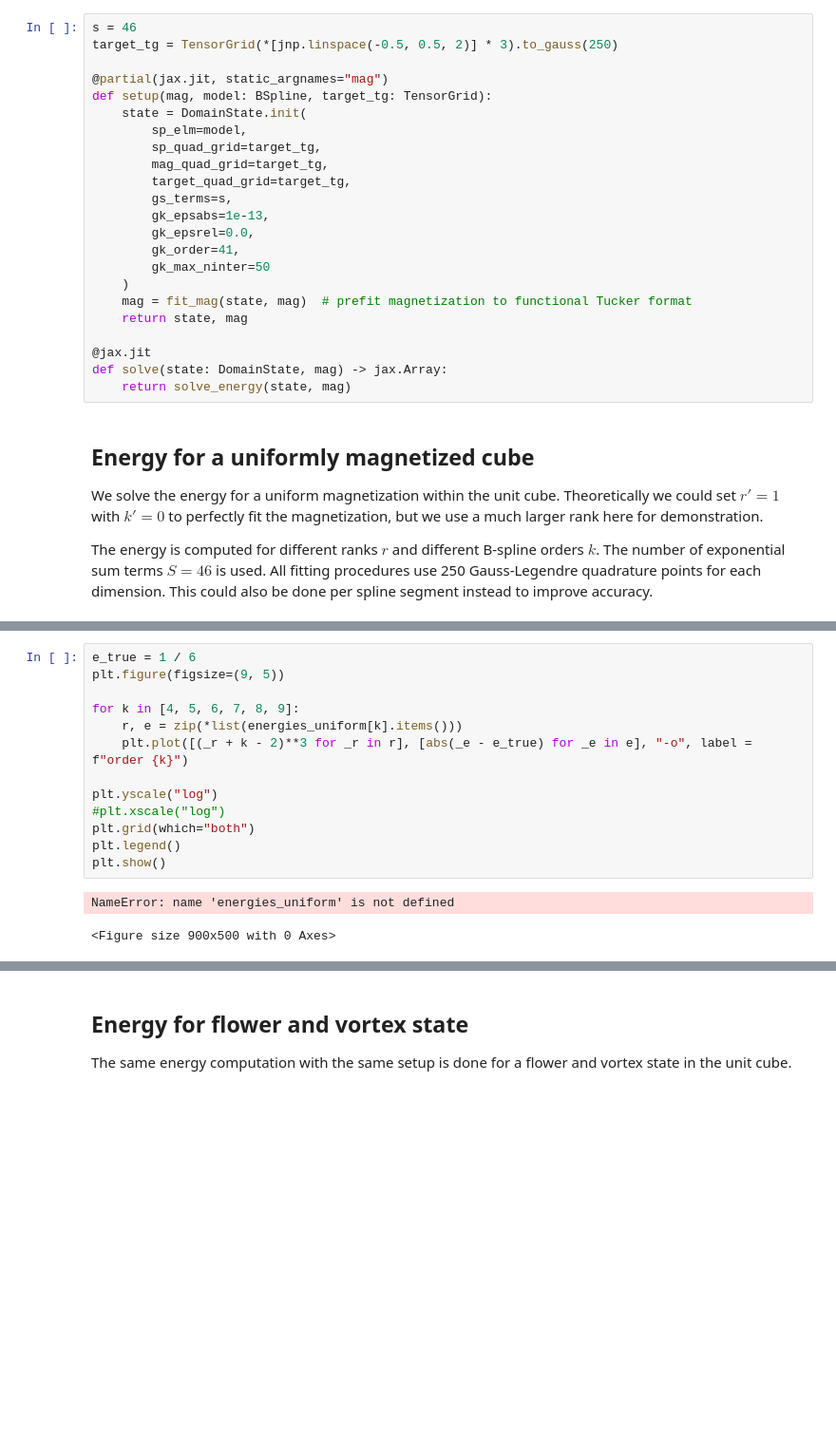
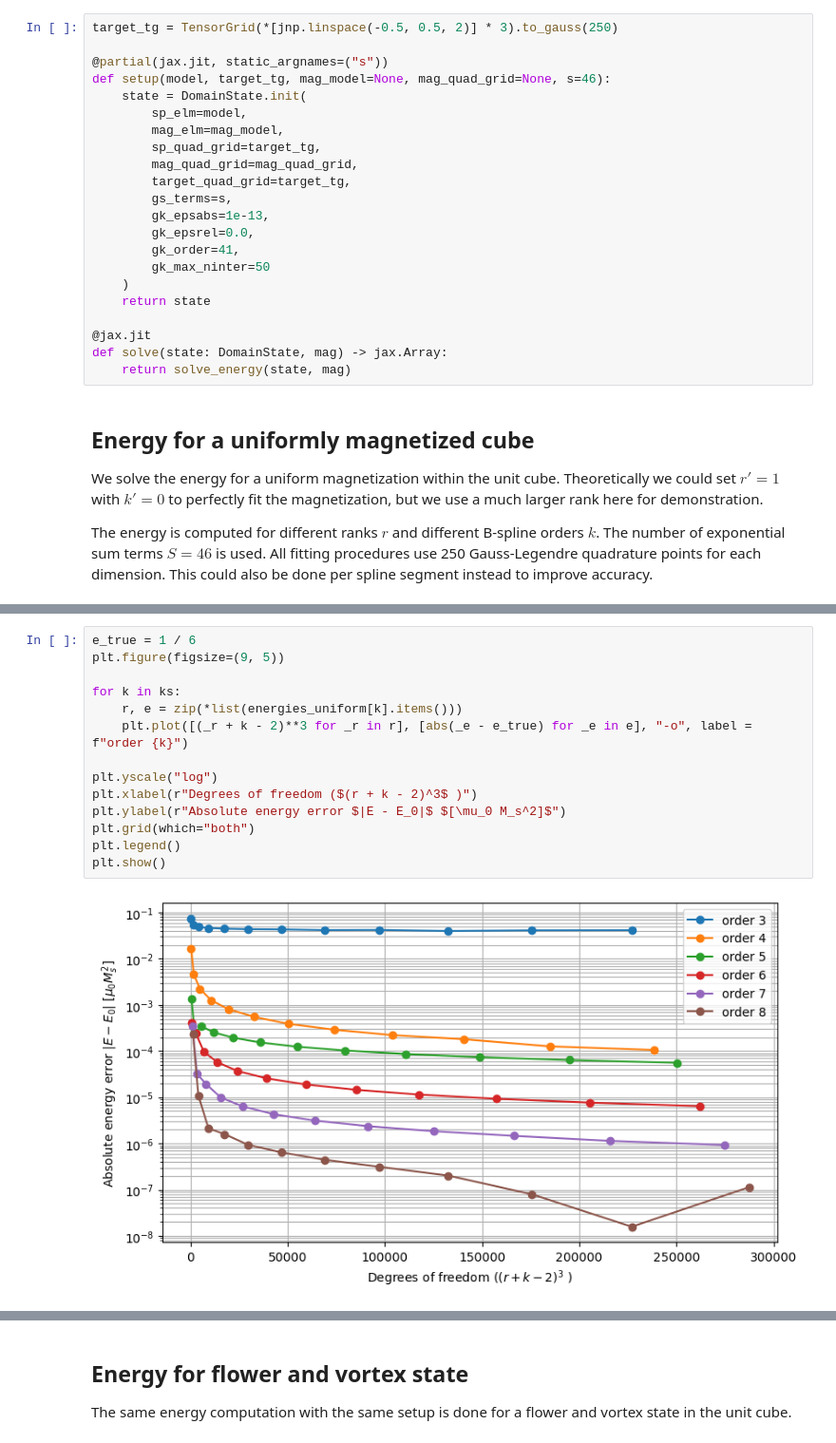
Before and after one commit to schaffer9/ho-stray-field, a Jupyter notebook: examples/energy.ipynb, the cells around one changed output, grey strips where cells are left out. Shown: that part at 95% size. Saved outputs shown, nothing was run; the diff lists cells and outputs as text; blank space fills up the shorter version.

```diff
--- a/examples/energy.ipynb
+++ b/examples/energy.ipynb
@@ -21,15 +23,15 @@ computation.
 First we define the `setup` and the `solve` function. `setup` initializes a solver for the respective domain and computes factor matrices to solve the superpotential. The `solve` function computes the
 magnetostatic energy. We use the same TPELM for superpotential and magnetization ($r_p=r_p'$) but note that for easy magnetizations (e.g. flower state) we could use a much smaller rank $r'$ which would speed up the computation drastically.
 # %%
-s = 46
 target_tg = TensorGrid(*[jnp.linspace(-0.5, 0.5, 2)] * 3).to_gauss(250)
 
-@partial(jax.jit, static_argnames="mag")
-def setup(mag, model: BSpline, target_tg: TensorGrid):
+@partial(jax.jit, static_argnames=("s"))
+def setup(model, target_tg, mag_model=None, mag_quad_grid=None, s=46):
     state = DomainState.init(
         sp_elm=model,
+        mag_elm=mag_model,
         sp_quad_grid=target_tg,
-        mag_quad_grid=target_tg,
+        mag_quad_grid=mag_quad_grid,
         target_quad_grid=target_tg,
         gs_terms=s,
         gk_epsabs=1e-13,
@@ -37,8 +39,7 @@ def setup(mag, model: BSpline, target_tg: TensorGrid):
         gk_order=41,
         gk_max_ninter=50
     )
-    mag = fit_mag(state, mag)  # prefit magnetization to functional Tucker format
-    return state, mag
+    return state
 
 @jax.jit
 def solve(state: DomainState, mag) -> jax.Array:
@@ -85,17 +92,17 @@ k=9, r=50, energy=1.666658e-01, error=8.4422e-07, fitting_time=26.670 ms
 # %%
 e_true = 1 / 6
 plt.figure(figsize=(9, 5))
 
-for k in [4, 5, 6, 7, 8, 9]:
+for k in ks:
     r, e = zip(*list(energies_uniform[k].items()))
     plt.plot([(_r + k - 2)**3 for _r in r], [abs(_e - e_true) for _e in e], "-o", label = f"order {k}")
 
 plt.yscale("log")
-#plt.xscale("log")
+plt.xlabel(r"Degrees of freedom ($(r + k - 2)^3$ )")
+plt.ylabel(r"Absolute energy error $|E - E_0|$ $[\mu_0 M_s^2]$")
 plt.grid(which="both")
 plt.legend()
 plt.show()
 # %% [output]
-NameError: name 'energies_uniform' is not defined
-<Figure size 900x500 with 0 Axes>
+[figure, added]
 # %%
```
Also changed, not shown: parts of 17 cells of this notebook, 3 other files.
